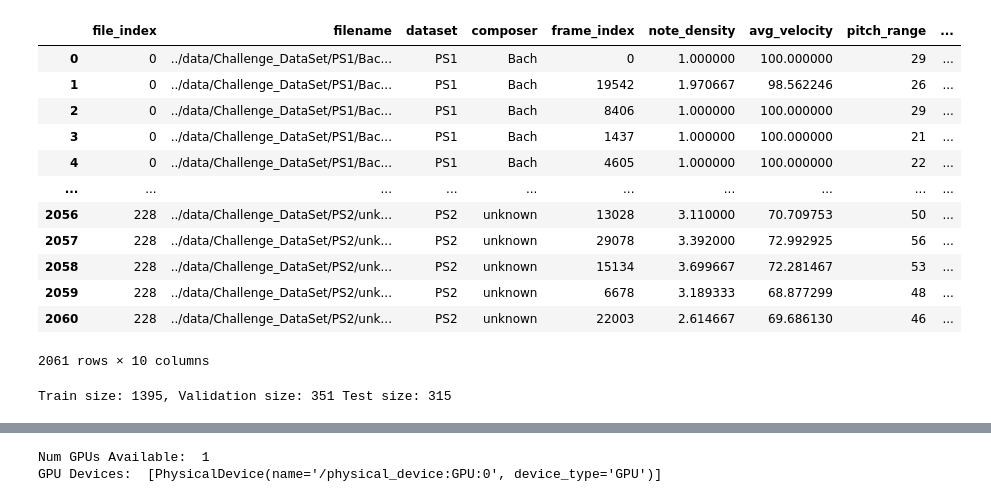
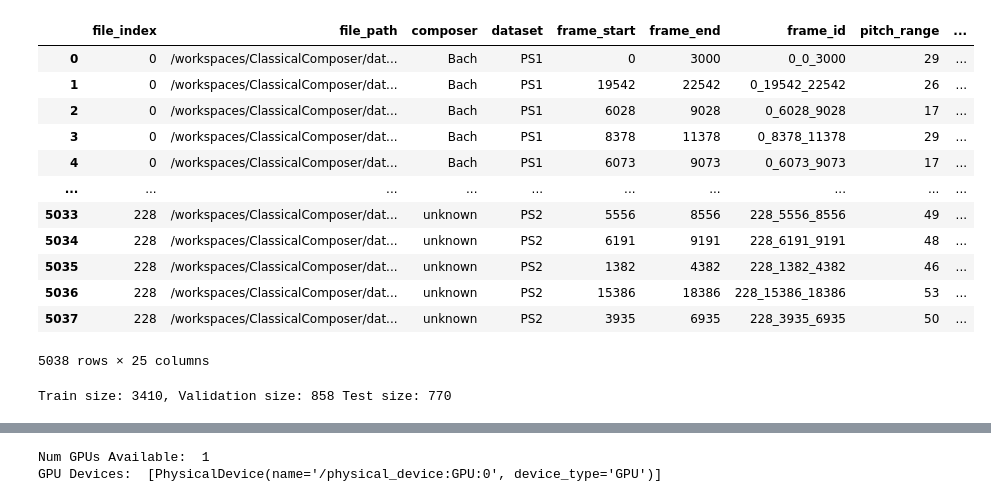
Before and after one commit to DrClick/psychic-succotash, a Jupyter notebook: notebooks/CNN.ipynb, the cells around one changed output, grey strips where cells are left out. Drawn from its saved outputs; the diff is of its cells as text; code cells hidden in the pictures.

```diff
--- a/notebooks/CNN.ipynb
+++ b/notebooks/CNN.ipynb
@@ -14,20 +10,21 @@ To enable the following instructions: AVX2 AVX_VNNI FMA, in other operations, re
 # %%
-dataset = pd.read_csv("metadata.csv")
+DATA_DIR = "../data/Challenge_DataSet"
+dataset = pd.read_csv(f"{DATA_DIR}/features_dataset.csv")
 dataset
 # %% [output]
-|  | file_index | filename | dataset | composer | frame_index | note_density | avg_velocity | pitch_range | ... |
-| 0 | 0 | ../data/Challenge_DataSet/PS1/Bac... | PS1 | Bach | 0 | 1.000000 | 100.000000 | 29 | ... |
-| 1 | 0 | ../data/Challenge_DataSet/PS1/Bac... | PS1 | Bach | 19542 | 1.970667 | 98.562246 | 26 | ... |
-| 2 | 0 | ../data/Challenge_DataSet/PS1/Bac... | PS1 | Bach | 8406 | 1.000000 | 100.000000 | 29 | ... |
-| 3 | 0 | ../data/Challenge_DataSet/PS1/Bac... | PS1 | Bach | 1437 | 1.000000 | 100.000000 | 21 | ... |
-| 4 | 0 | ../data/Challenge_DataSet/PS1/Bac... | PS1 | Bach | 4605 | 1.000000 | 100.000000 | 22 | ... |
+|  | file_index | file_path | composer | dataset | frame_start | frame_end | frame_id | pitch_range | ... |
+| 0 | 0 | /workspaces/ClassicalComposer/dat... | Bach | PS1 | 0 | 3000 | 0_0_3000 | 29 | ... |
+| 1 | 0 | /workspaces/ClassicalComposer/dat... | Bach | PS1 | 19542 | 22542 | 0_19542_22542 | 26 | ... |
+| 2 | 0 | /workspaces/ClassicalComposer/dat... | Bach | PS1 | 6028 | 9028 | 0_6028_9028 | 17 | ... |
+| 3 | 0 | /workspaces/ClassicalComposer/dat... | Bach | PS1 | 8378 | 11378 | 0_8378_11378 | 29 | ... |
+| 4 | 0 | /workspaces/ClassicalComposer/dat... | Bach | PS1 | 6073 | 9073 | 0_6073_9073 | 17 | ... |
 | ... | ... | ... | ... | ... | ... | ... | ... | ... | ... |
-| 2056 | 228 | ../data/Challenge_DataSet/PS2/unk... | PS2 | unknown | 13028 | 3.110000 | 70.709753 | 50 | ... |
-| 2057 | 228 | ../data/Challenge_DataSet/PS2/unk... | PS2 | unknown | 29078 | 3.392000 | 72.992925 | 56 | ... |
-| 2058 | 228 | ../data/Challenge_DataSet/PS2/unk... | PS2 | unknown | 15134 | 3.699667 | 72.281467 | 53 | ... |
-| 2059 | 228 | ../data/Challenge_DataSet/PS2/unk... | PS2 | unknown | 6678 | 3.189333 | 68.877299 | 48 | ... |
-| 2060 | 228 | ../data/Challenge_DataSet/PS2/unk... | PS2 | unknown | 22003 | 2.614667 | 69.686130 | 46 | ... |
+| 5033 | 228 | /workspaces/ClassicalComposer/dat... | unknown | PS2 | 5556 | 8556 | 228_5556_8556 | 49 | ... |
+| 5034 | 228 | /workspaces/ClassicalComposer/dat... | unknown | PS2 | 6191 | 9191 | 228_6191_9191 | 48 | ... |
+| 5035 | 228 | /workspaces/ClassicalComposer/dat... | unknown | PS2 | 1382 | 4382 | 228_1382_4382 | 46 | ... |
+| 5036 | 228 | /workspaces/ClassicalComposer/dat... | unknown | PS2 | 15386 | 18386 | 228_15386_18386 | 53 | ... |
+| 5037 | 228 | /workspaces/ClassicalComposer/dat... | unknown | PS2 | 3935 | 6935 | 228_3935_6935 | 50 | ... |
-2061 rows × 10 columns
+5038 rows × 25 columns
 # %%
 # split the data
 #lets split the train set into train and validate
@@ -74,4 +71,4 @@ test_df = dataset[dataset['dataset'] == 'PS2']  # Filter for test data
 # Print the sizes of the splits
 print(f"Train size: {len(train_df)}, Validation size: {len(validation_df)}", f"Test size: {len(test_df)}")
 # %% [output]
-Train size: 1395, Validation size: 351 Test size: 315
+Train size: 3410, Validation size: 858 Test size: 770
```
Also changed, not shown: parts of 12 cells of this notebook, 13 other files.
